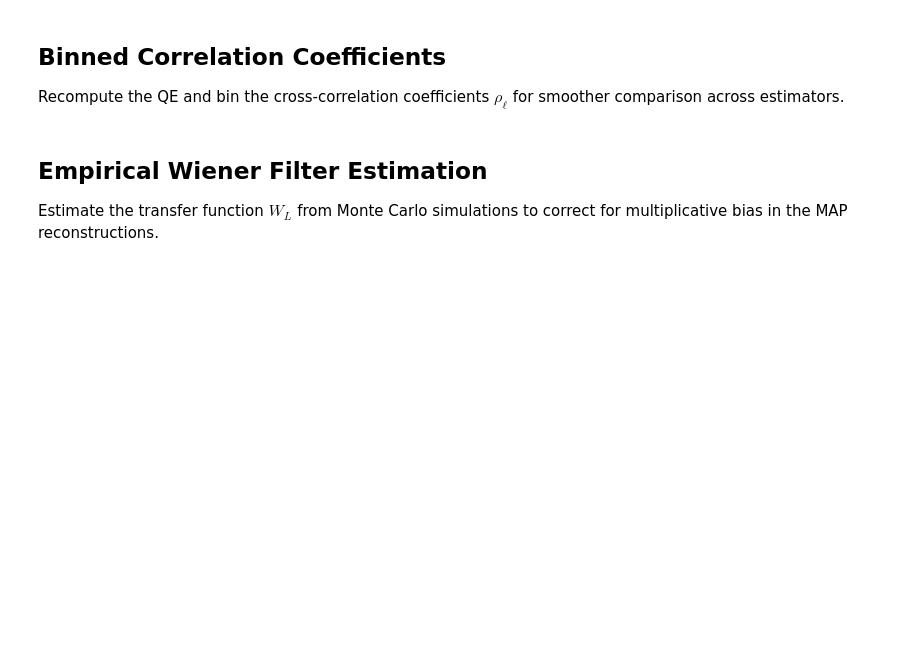
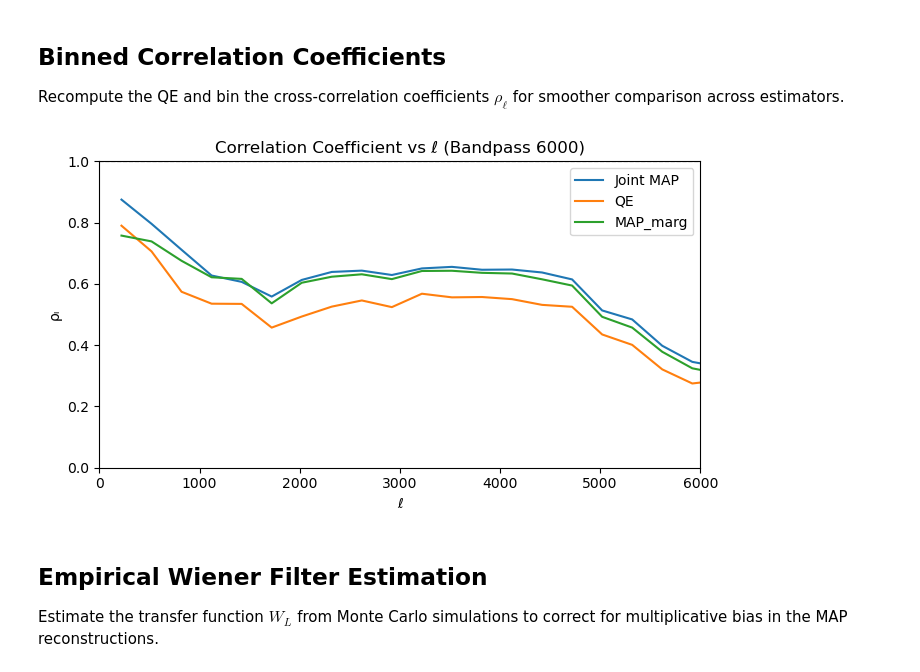
Before and after one commit to mdh959/CMB_Project, a Jupyter notebook: project.ipynb, the cells around one changed output. Cells and saved outputs as stored; diff of their text form; code cells hidden in the pictures; blank space fills up the shorter version.

```diff
--- a/project.ipynb
+++ b/project.ipynb
@@ -205,8 +269,53 @@ C_crossQE  = get_Cℓ_fft(ϕ, ϕqe)        # C_ℓ^{φ φ̂_QE}
 ## Binned Correlation Coefficients
 Recompute the QE and bin the cross-correlation coefficients $\rho_\ell$ for smoother comparison across estimators.
 # %%
+using Statistics: mean
+function bin_spectrum(ells, vals; ΔL=300)
+    Lmin, Lmax = minimum(ells), maximum(ells)
+    edges = collect(Lmin:ΔL:Lmax)
+    centers = @. 0.5*(edges[1:end-1] + edges[2:end])
+
+    binned = similar(centers)
+    for i in eachindex(centers)
+        mask = (ells .>= edges[i]) .& (ells .< edges[i+1])
+        binned[i] = any(mask) ? mean(vals[mask]) : NaN
+    end
+
+    return centers, binned
+end
 # --- Compute correlations ---
-plot_correlation_coefficient(ϕ, ϕJ, ϕ_marg, ds; ΔL=300)
+ρ_map  = get_ρℓ(ϕ,      ϕJ)
+ρ_qe   = get_ρℓ(ϕqe, ϕ)
+ρ_marg = get_ρℓ(ϕ_marg, ϕ)
+
+# --- Bin for smoothing ---
+ΔL = 300
+Lmap,  ρmap_b  = bin_spectrum(ρ_map.ℓ,  ρ_map.Cℓ;  ΔL=ΔL)
+Lqe,   ρqe_b   = bin_spectrum(ρ_qe.ℓ,   ρ_qe.Cℓ;   ΔL=ΔL)
+Lmarg, ρmarg_b = bin_spectrum(ρ_marg.ℓ, ρ_marg.Cℓ; ΔL=ΔL)
+
+# --- Plot (linear x-axis) ---
+plt = PythonPlot
+plt.figure(figsize=(7,4))
+
+plt.plot(Lmap,  ρmap_b,  label="Joint MAP")
+plt.plot(Lqe,   ρqe_b,   label="QE")
+plt.plot(Lmarg, ρmarg_b, label="MAP_marg")
+
+plt.axhline(1, color="k", linestyle="--", linewidth=0.8)
+
+plt.xlim(0, 6000)      # match Louis’ plots
+plt.ylim(0, 1)
+
+plt.xlabel("ℓ")
+plt.ylabel("ρₗ")
+plt.legend()
+plt.title("Correlation Coefficient vs ℓ (Bandpass 6000)")
+plt.tight_layout()
+plt.show()
+gcf()
+# %% [output]
+[figure, added]
 # %% [markdown]
 ## Empirical Wiener Filter Estimation
 Estimate the transfer function $W_L$ from Monte Carlo simulations to correct for multiplicative bias in the MAP reconstructions.
```
Also changed, not shown: parts of 23 cells of this notebook, 3 other files.
